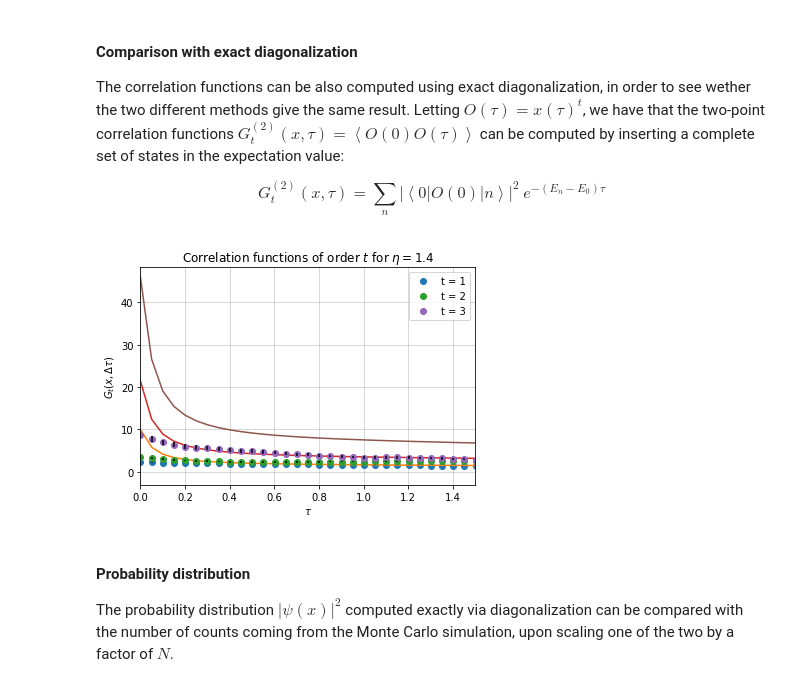
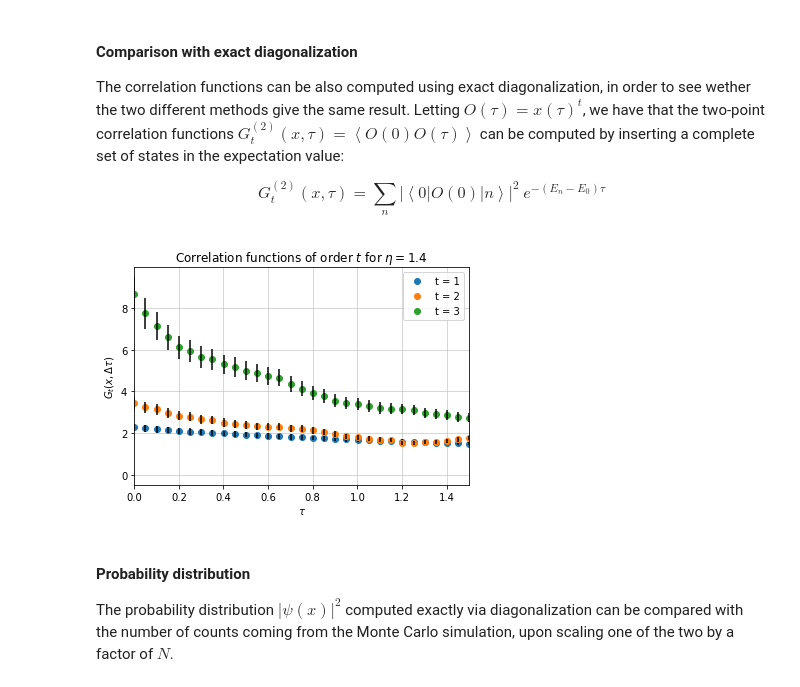
Before and after one commit to FabioOri/QuantumMonteCarlo, a Jupyter notebook: montecarlo.ipynb, the cells around one changed output. Saved outputs shown, nothing was run; the diff lists cells and outputs as text; code cells hidden in the pictures.

```diff
--- a/montecarlo.ipynb
+++ b/montecarlo.ipynb
@@ -304,22 +337,22 @@ G_exact = ComputeG_exact(x);
 # %%
 # Plotting the correlation functions
 fig, ax = plt.subplots()
 
 for i in range(Ncf):
     ax.plot(tau_vec, G_two[:,i], 'o', label = 't = '+str(i+1))
     plt.errorbar(tau_vec, G_two[:,i], yerr = deltaG[:,i], xerr = None, fmt = 'None', ecolor = 'black')
 
-    ax. plot(tau_vec, G_exact[:,i])
+    #ax. plot(tau_vec, G_exact[:,i])
 
 ax.set_xlabel('$\\tau$');
 ax.set_ylabel('$G_t(x,\Delta\\tau)$');
 plt.xlim([0, 1.5]);
 plt.grid(linewidth=0.5);
 plt.title('Correlation functions of order $t$ for $\eta =$'+str(eta));
 plt.legend()
 plt.show()
 # %% [output]
-[figure, old version]
+[figure, new version]
 # %% [markdown]
 #### Probability distribution
 The probability distribution $|\psi(x)|^2$ computed exactly via diagonalization can be compared with the number of counts coming from the Monte Carlo simulation, upon scaling one of the two by a factor of $N$.
```
Also changed, not shown: parts of 4 cells of this notebook.
